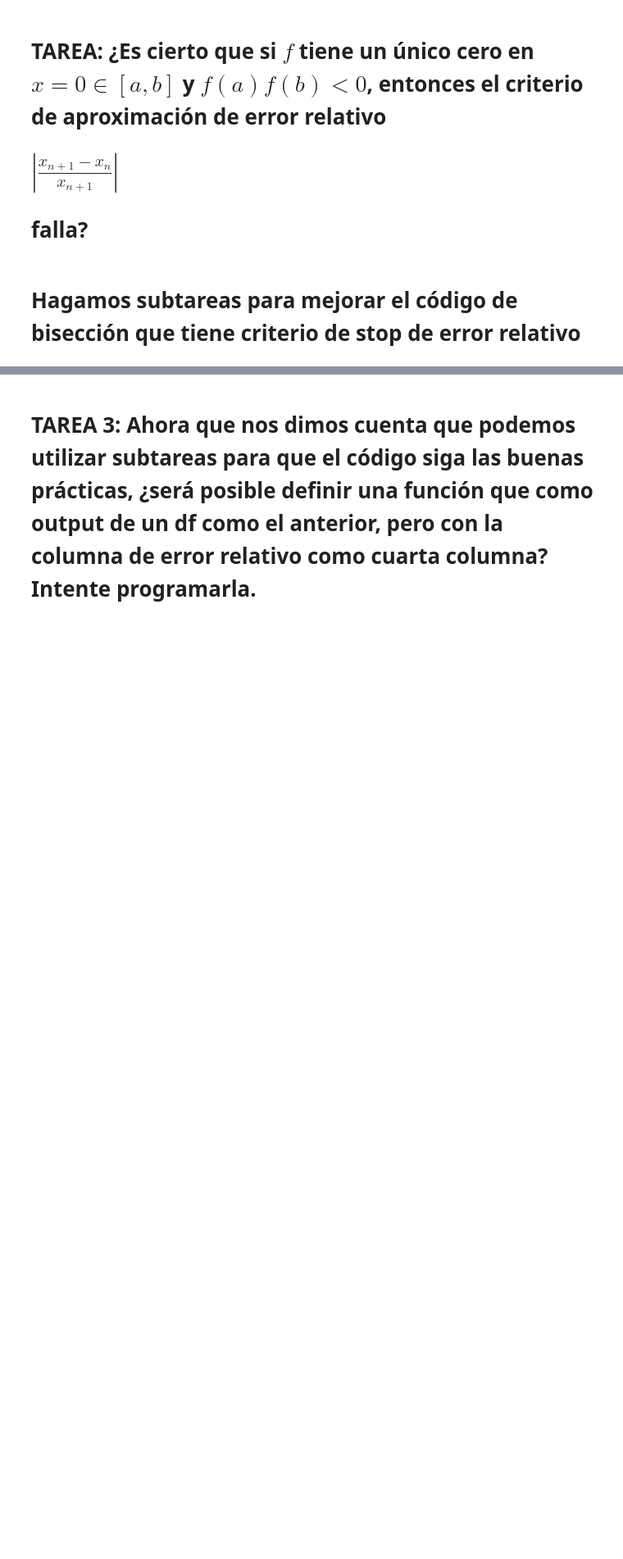
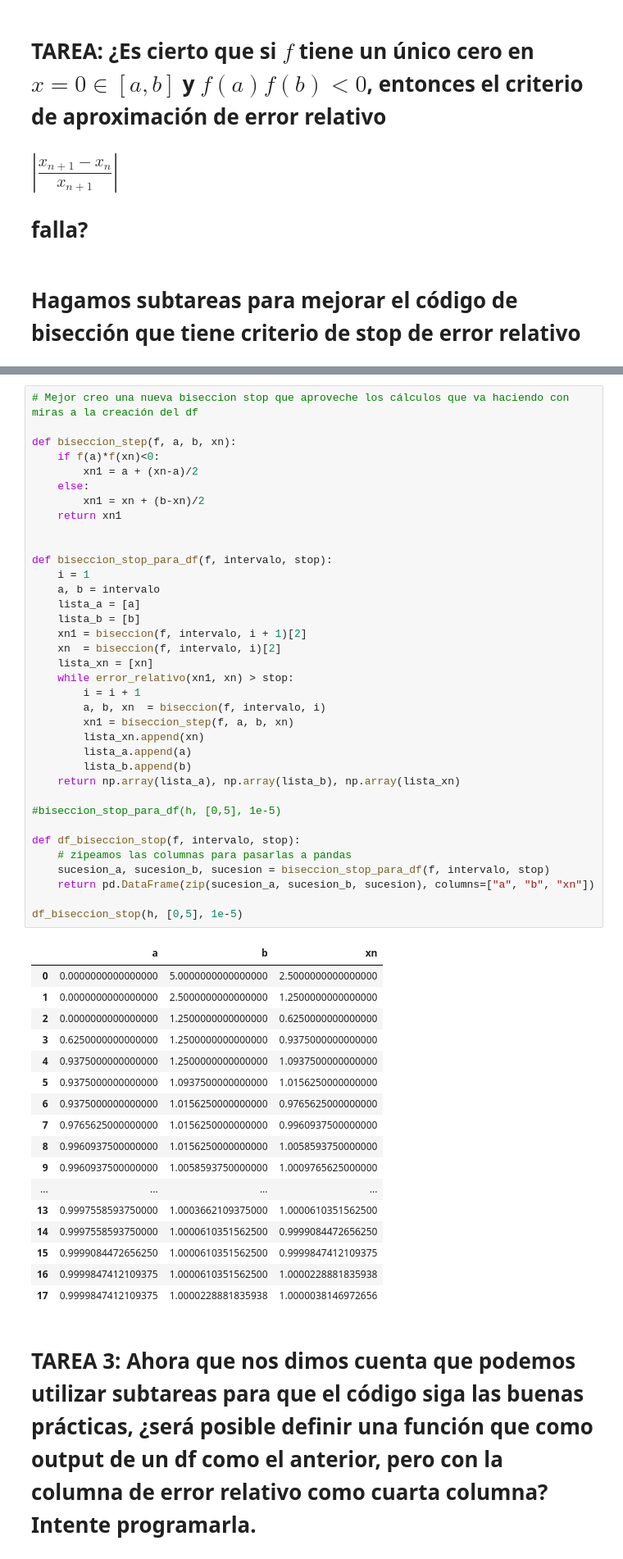
Before and after one commit to codingsilverwolf/computacion-cientifica-2025, a Jupyter notebook: clase_cc_06_05_2025.ipynb, the cells around one changed output, grey strips where cells are left out. Shown: that part at 82% size. Drawn from its saved outputs; the diff is of its cells as text; blank space fills up the shorter version.

```diff
--- a/clase_cc_06_05_2025.ipynb
+++ b/clase_cc_06_05_2025.ipynb
@@ -248,3 +290,57 @@ biseccion_stop(h, [0, 5], 0.1)
+# %%
+# Mejor creo una nueva biseccion stop que aproveche los cálculos que va haciendo con miras a la creación del df
+
+def biseccion_step(f, a, b, xn):
+    if f(a)*f(xn)<0:
+        xn1 = a + (xn-a)/2
+    else:
+        xn1 = xn + (b-xn)/2
+    return xn1
+
+
+def biseccion_stop_para_df(f, intervalo, stop):
+    i = 1
+    a, b = intervalo
+    lista_a = [a]
+    lista_b = [b]
+    xn1 = biseccion(f, intervalo, i + 1)[2]
+    xn  = biseccion(f, intervalo, i)[2]
+    lista_xn = [xn]
+    while error_relativo(xn1, xn) > stop:
+        i = i + 1
+        a, b, xn  = biseccion(f, intervalo, i)
+        xn1 = biseccion_step(f, a, b, xn)
+        lista_xn.append(xn)
+        lista_a.append(a)
+        lista_b.append(b)
+    return np.array(lista_a), np.array(lista_b), np.array(lista_xn)
+
+#biseccion_stop_para_df(h, [0,5], 1e-5)
+
+def df_biseccion_stop(f, intervalo, stop):
+    # zipeamos las columnas para pasarlas a pandas
+    sucesion_a, sucesion_b, sucesion = biseccion_stop_para_df(f, intervalo, stop)
+    return pd.DataFrame(zip(sucesion_a, sucesion_b, sucesion), columns=["a", "b", "xn"])
+
+df_biseccion_stop(h, [0,5], 1e-5)
+# %% [output]
+|  | a | b | xn |
+| 0 | 0.0000000000000000 | 5.0000000000000000 | 2.5000000000000000 |
+| 1 | 0.0000000000000000 | 2.5000000000000000 | 1.2500000000000000 |
+| 2 | 0.0000000000000000 | 1.2500000000000000 | 0.6250000000000000 |
+| 3 | 0.6250000000000000 | 1.2500000000000000 | 0.9375000000000000 |
+| 4 | 0.9375000000000000 | 1.2500000000000000 | 1.0937500000000000 |
+| 5 | 0.9375000000000000 | 1.0937500000000000 | 1.0156250000000000 |
+| 6 | 0.9375000000000000 | 1.0156250000000000 | 0.9765625000000000 |
+| 7 | 0.9765625000000000 | 1.0156250000000000 | 0.9960937500000000 |
+| 8 | 0.9960937500000000 | 1.0156250000000000 | 1.0058593750000000 |
+| 9 | 0.9960937500000000 | 1.0058593750000000 | 1.0009765625000000 |
+| ... | ... | ... | ... |
+| 13 | 0.9997558593750000 | 1.0003662109375000 | 1.0000610351562500 |
+| 14 | 0.9997558593750000 | 1.0000610351562500 | 0.9999084472656250 |
+| 15 | 0.9999084472656250 | 1.0000610351562500 | 0.9999847412109375 |
+| 16 | 0.9999847412109375 | 1.0000610351562500 | 1.0000228881835938 |
+| 17 | 0.9999847412109375 | 1.0000228881835938 | 1.0000038146972656 |
 # %% [markdown]
 # TAREA 3: Ahora que nos dimos cuenta que podemos utilizar subtareas para que el código siga las buenas prácticas, ¿será posible definir una función que como output de un df como el anterior, pero con la columna de error relativo como cuarta columna? Intente programarla.
 # %%
```
Also changed, not shown: parts of 3 cells of this notebook, 4 other files.
